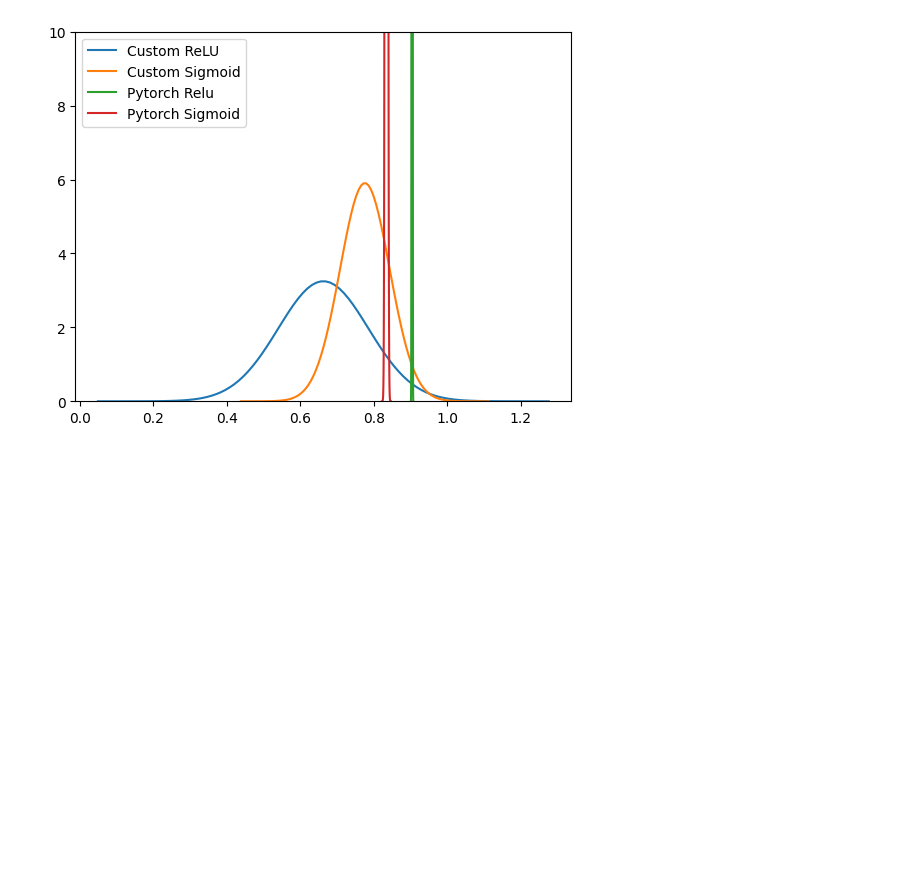
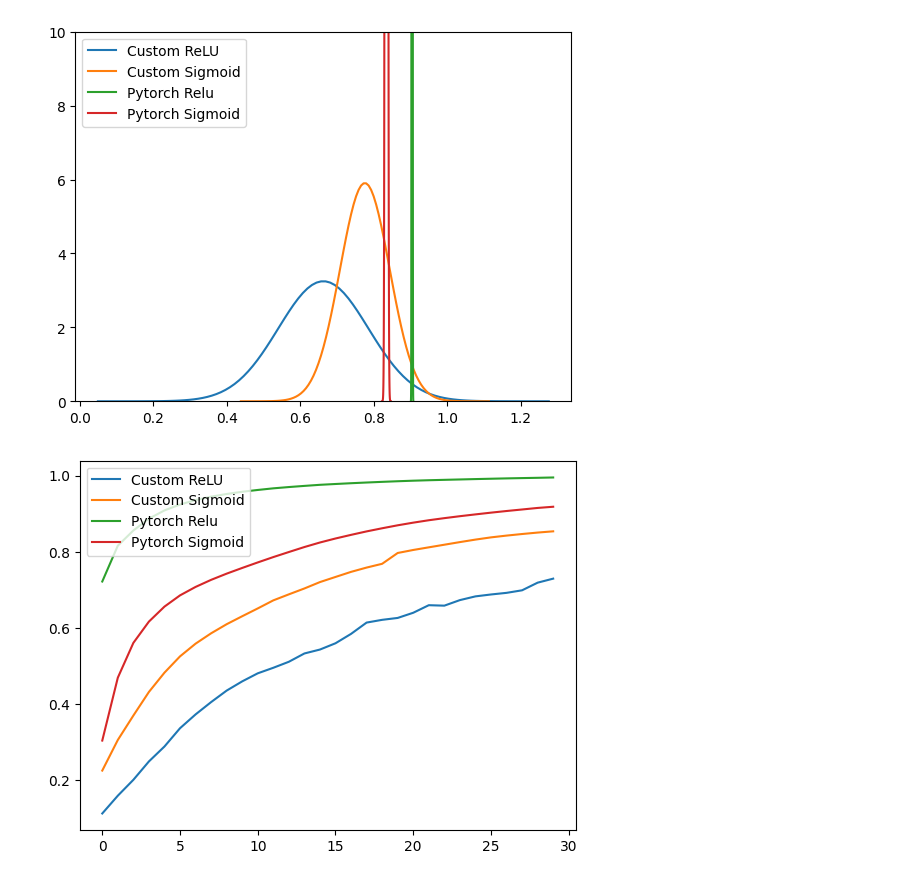
Before and after one commit to sebbdk/mnist-project-playground, a Jupyter notebook: results/calc.ipynb, the cells around one changed output. Drawn from its saved outputs; the diff is of its cells as text; code cells hidden in the pictures; blank space fills up the shorter version.

Commit message:
added growth graphs

```diff
--- a/results/calc.ipynb
+++ b/results/calc.ipynb
@@ -206,3 +206,39 @@ plt.ylim(0, 10)
 plt.show()
 # %% [output]
 [figure]
+# %%
+import matplotlib.pyplot as plt
+import scipy.stats as stats
+
+def getGrowt(data):
+	chartData = np.zeros(30)
+	for prog in data:
+		for val, i in zip(prog, range(0, 30)):
+			chartData[i] += val
+	chartData /= 30
+	return chartData;
+
+customReLUData = getGrowt(progress)
+customSigmoidData = getGrowt(progressB)
+pytorchReLUData = getGrowt(progressPytorchRelu)
+pytorchSigmoidData = getGrowt(progressPytorchSigmoid)
+
+
+
+def plotMe(data, label=""):
+	#mu = np.mean(data)
+	#sigma = np.sqrt(np.var(data))
+	#x = np.linspace(mu - 5*sigma, mu + 5*sigma, 100)
+	plt.plot(data, label=label)
+
+plotMe(customReLUData, A_name)
+plotMe(customSigmoidData, B_name)
+plotMe(pytorchReLUData, "Pytorch Relu")
+plotMe(pytorchSigmoidData, "Pytorch Sigmoid")
+
+plt.legend(loc="upper left")
+#plt.ylim(0, 1.3)
+
+plt.show()
+# %% [output]
+[figure, added]
```
Also changed, not shown: parts of 2 cells of this notebook, 1 other file.
